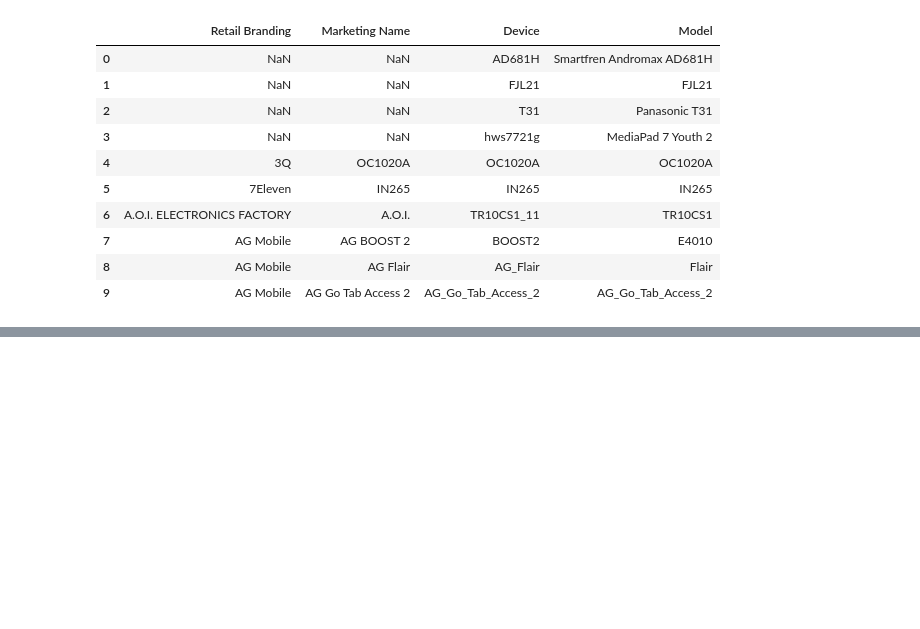
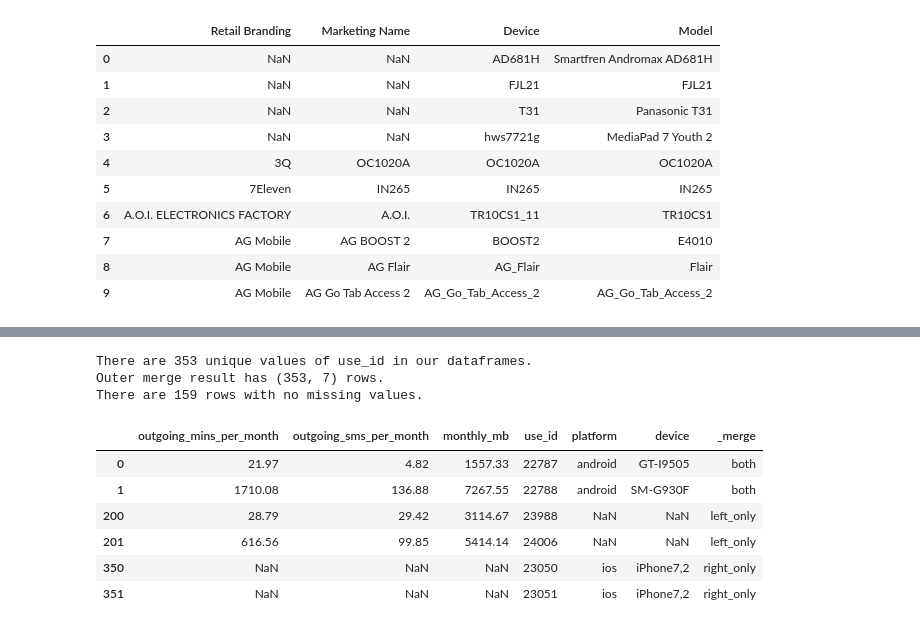
Before and after one commit to shanealynn/Pandas-Merge-Tutorial, a Jupyter notebook: Pandas Merge Tutorial.ipynb, the cells around one changed output, grey strips where cells are left out. Saved outputs shown, nothing was run; the diff lists cells and outputs as text; code cells hidden in the pictures; blank space fills up the shorter version.

```diff
--- a/Pandas Merge Tutorial.ipynb
+++ b/Pandas Merge Tutorial.ipynb
@@ -43,0 +137,25 @@ devices.head(10)
+# %%
+print("There are {} unique values of use_id in our dataframes.".format(
+        pd.concat([user_usage['use_id'], user_device['use_id']]).unique().shape[0]))
+result = pd.merge(user_usage,
+                 user_device[['use_id', 'platform', 'device']],
+                 on='use_id', how='outer', indicator=True)
+
+print("Outer merge result has {} rows.".format(result.shape))
+
+print("There are {} rows with no missing values.".format(
+    (result.apply(lambda x: x.isnull().sum(), axis=1) == 0).sum()))
+# %% [output]
+There are 353 unique values of use_id in our dataframes.
+Outer merge result has (353, 7) rows.
+There are 159 rows with no missing values.
+# %%
+result.iloc[[0, 1, 200,201, 350,351]]
+# %% [output]
+|  | outgoing_mins_per_month | outgoing_sms_per_month | monthly_mb | use_id | platform | device | _merge |
+| 0 | 21.97 | 4.82 | 1557.33 | 22787 | android | GT-I9505 | both |
+| 1 | 1710.08 | 136.88 | 7267.55 | 22788 | android | SM-G930F | both |
+| 200 | 28.79 | 29.42 | 3114.67 | 23988 | NaN | NaN | left_only |
+| 201 | 616.56 | 99.85 | 5414.14 | 24006 | NaN | NaN | left_only |
+| 350 | NaN | NaN | NaN | 23050 | ios | iPhone7,2 | right_only |
+| 351 | NaN | NaN | NaN | 23051 | ios | iPhone7,2 | right_only |
```
Also changed, not shown: parts of 20 cells of this notebook.
